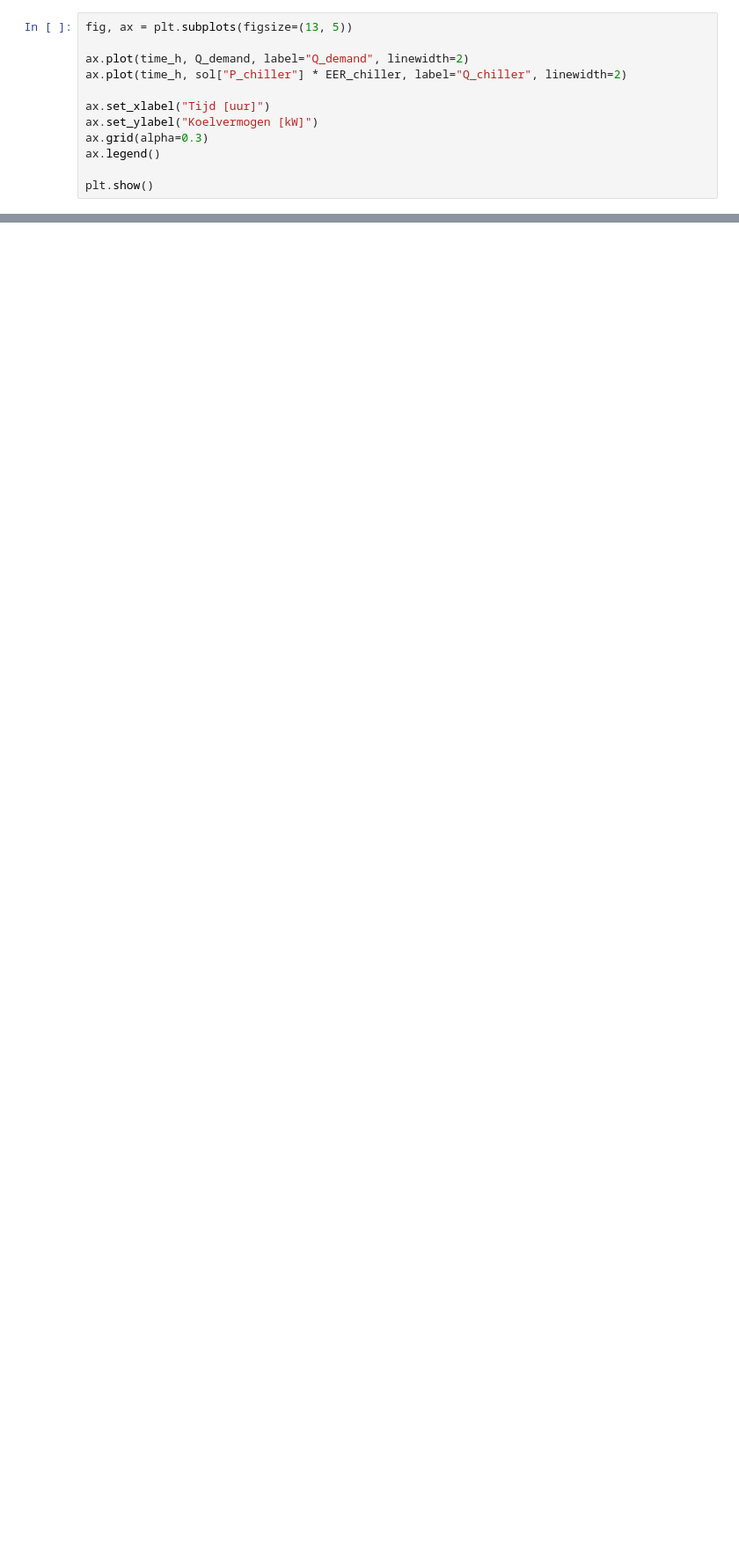
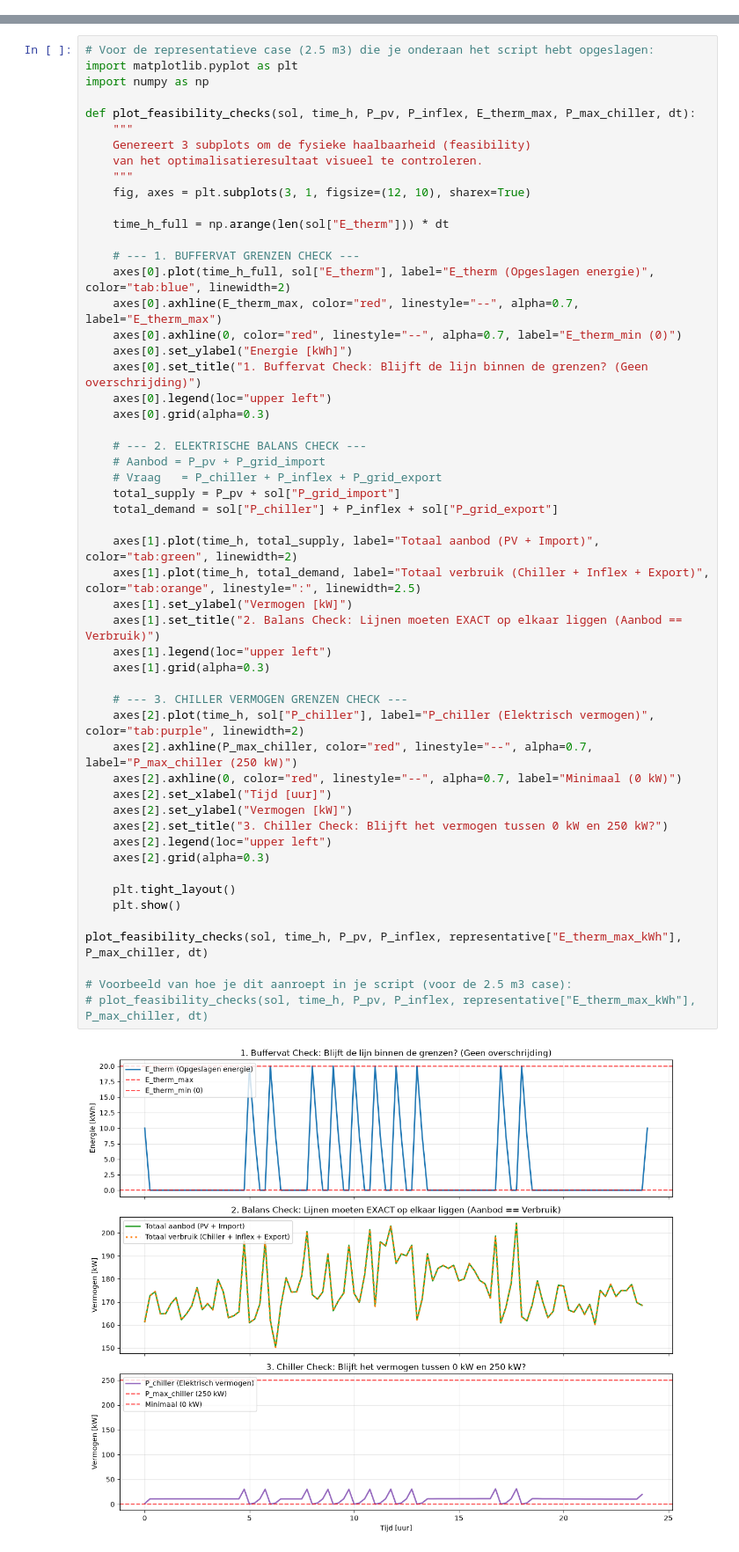
Before and after one commit to sem-aerts-05/Eindwerk, a Jupyter notebook: Eerste optimalisatie chiller_buffervat.ipynb, the cells around one changed output, grey strips where cells are left out. Shown at 88% size. Cells and saved outputs as stored; diff of their text form; blank space fills up the shorter version.

Commit message:
Update code in Eerste optimalisatie chiller_buffervat.ipynb

```diff
--- a/Eerste optimalisatie chiller_buffervat.ipynb
+++ b/Eerste optimalisatie chiller_buffervat.ipynb
@@ -730,12 +377,0 @@ fig4.savefig("grafiek4_prijsprofiel.png", dpi=150)
-# %%
-fig, ax = plt.subplots(figsize=(13, 5))
-
-ax.plot(time_h, Q_demand, label="Q_demand", linewidth=2)
-ax.plot(time_h, sol["P_chiller"] * EER_chiller, label="Q_chiller", linewidth=2)
-
-ax.set_xlabel("Tijd [uur]")
-ax.set_ylabel("Koelvermogen [kW]")
-ax.grid(alpha=0.3)
-ax.legend()
-
-plt.show()
@@ -743,0 +378,55 @@ SyntaxError: '[' was never closed (1772795441.py, line 4)
+# %%
+# Voor de representatieve case (2.5 m3) die je onderaan het script hebt opgeslagen:
+import matplotlib.pyplot as plt
+import numpy as np
+
+def plot_feasibility_checks(sol, time_h, P_pv, P_inflex, E_therm_max, P_max_chiller, dt):
+    """
+    Genereert 3 subplots om de fysieke haalbaarheid (feasibility)
+    van het optimalisatieresultaat visueel te controleren.
+    """
+    fig, axes = plt.subplots(3, 1, figsize=(12, 10), sharex=True)
+
+    time_h_full = np.arange(len(sol["E_therm"])) * dt
+
+    # --- 1. BUFFERVAT GRENZEN CHECK ---
+    axes[0].plot(time_h_full, sol["E_therm"], label="E_therm (Opgeslagen energie)", color="tab:blue", linewidth=2)
+    axes[0].axhline(E_therm_max, color="red", linestyle="--", alpha=0.7, label="E_therm_max")
+    axes[0].axhline(0, color="red", linestyle="--", alpha=0.7, label="E_therm_min (0)")
+    axes[0].set_ylabel("Energie [kWh]")
+    axes[0].set_title("1. Buffervat Check: Blijft de lijn binnen de grenzen? (Geen overschrijding)")
+    axes[0].legend(loc="upper left")
+    axes[0].grid(alpha=0.3)
+
+    # --- 2. ELEKTRISCHE BALANS CHECK ---
+    # Aanbod = P_pv + P_grid_import
+    # Vraag   = P_chiller + P_inflex + P_grid_export
+    total_supply = P_pv + sol["P_grid_import"]
+    total_demand = sol["P_chiller"] + P_inflex + sol["P_grid_export"]
+
+    axes[1].plot(time_h, total_supply, label="Totaal aanbod (PV + Import)", color="tab:green", linewidth=2)
+    axes[1].plot(time_h, total_demand, label="Totaal verbruik (Chiller + Inflex + Export)", color="tab:orange", linestyle=":", linewidth=2.5)
+    axes[1].set_ylabel("Vermogen [kW]")
+    axes[1].set_title("2. Balans Check: Lijnen moeten EXACT op elkaar liggen (Aanbod == Verbruik)")
+    axes[1].legend(loc="upper left")
+    axes[1].grid(alpha=0.3)
+
+    # --- 3. CHILLER VERMOGEN GRENZEN CHECK ---
+    axes[2].plot(time_h, sol["P_chiller"], label="P_chiller (Elektrisch vermogen)", color="tab:purple", linewidth=2)
+    axes[2].axhline(P_max_chiller, color="red", linestyle="--", alpha=0.7, label="P_max_chiller (250 kW)")
+    axes[2].axhline(0, color="red", linestyle="--", alpha=0.7, label="Minimaal (0 kW)")
+    axes[2].set_xlabel("Tijd [uur]")
+    axes[2].set_ylabel("Vermogen [kW]")
+    axes[2].set_title("3. Chiller Check: Blijft het vermogen tussen 0 kW en 250 kW?")
+    axes[2].legend(loc="upper left")
+    axes[2].grid(alpha=0.3)
+
+    plt.tight_layout()
+    plt.show()
+
+plot_feasibility_checks(sol, time_h, P_pv, P_inflex, representative["E_therm_max_kWh"], P_max_chiller, dt)
+
+# Voorbeeld van hoe je dit aanroept in je script (voor de 2.5 m3 case):
+# plot_feasibility_checks(sol, time_h, P_pv, P_inflex, representative["E_therm_max_kWh"], P_max_chiller, dt)
+# %% [output]
+[figure, added]
```
Also changed, not shown: parts of 9 cells of this notebook.
